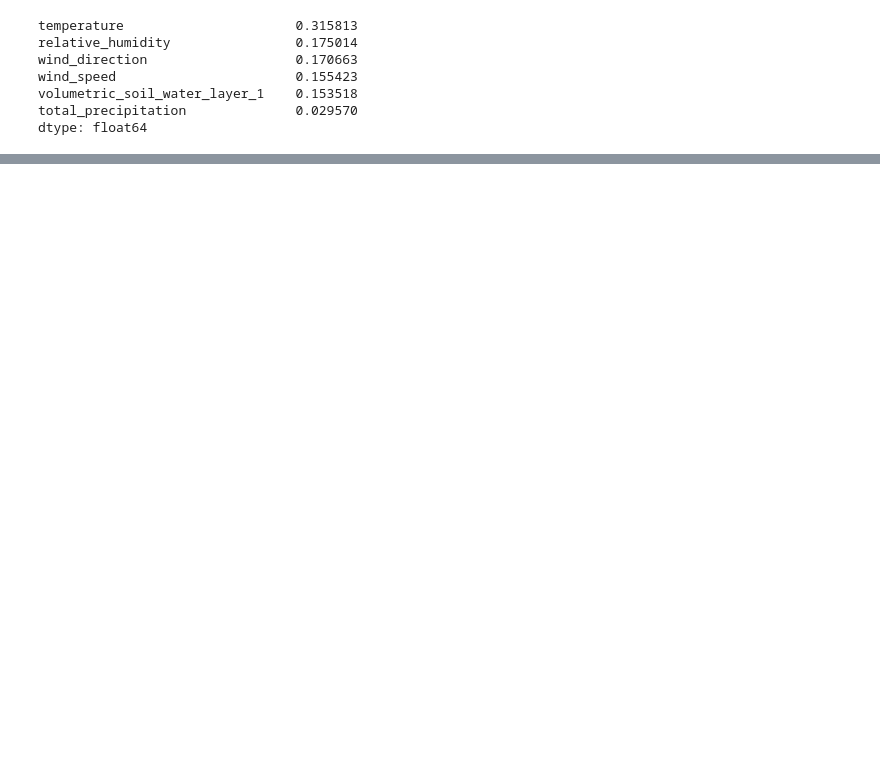
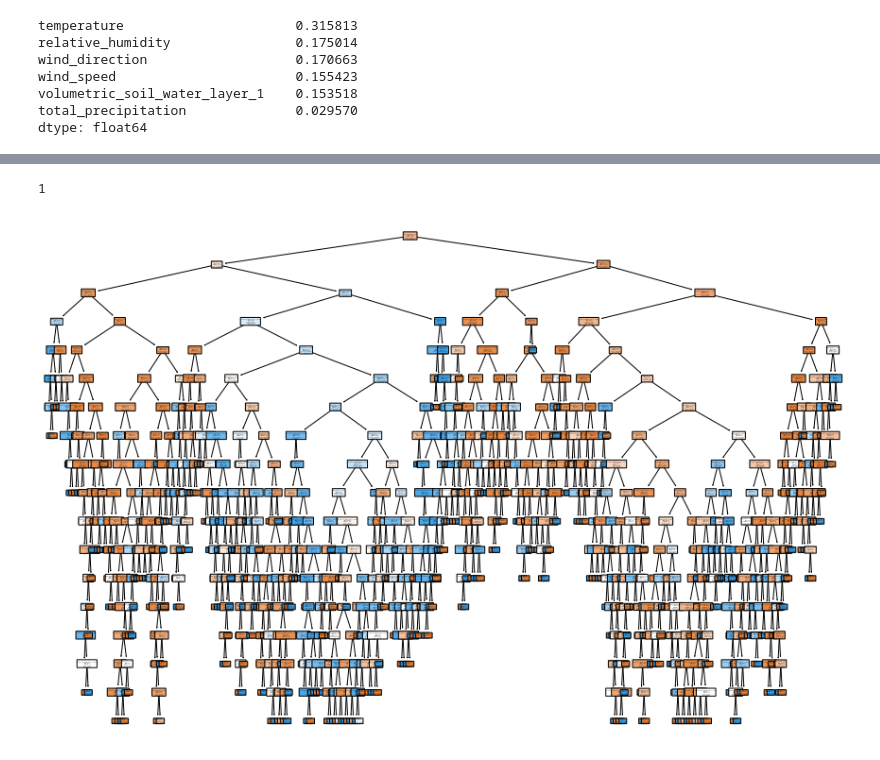
Before and after one commit to kimsternator/ECE-228-Group-29, a Jupyter notebook: Random Forest.ipynb, the cells around one changed output, grey strips where cells are left out. Saved outputs shown, nothing was run; the diff lists cells and outputs as text; code cells hidden in the pictures; blank space fills up the shorter version.

```diff
--- a/Random Forest.ipynb
+++ b/Random Forest.ipynb
@@ -19,4 +30,4 @@ test_Y = test_Y["Fire"]
 # %%
-clf = RandomForestClassifier(n_estimators = 500, random_state = 5)
+clf = RandomForestClassifier(n_estimators = 5000, random_state = 5)
 clf.fit(train_X, train_Y)
 # %% [output]
@@ -45,0 +239,11 @@ dtype: float64
+# %%
+clf = RandomForestClassifier(n_estimators = 200, max_depth=17)
+clf.fit(train_X, train_Y)
+
+y_pred = clf.predict(test_X)
+print("Accuracy Score: ", metrics.accuracy_score(test_Y, y_pred))
+print('Mean Absolute Error:', metrics.mean_absolute_error(test_Y, y_pred))
+print('Mean Squared Error:', metrics.mean_squared_error(test_Y, y_pred))
+print('Root Mean Squared Error:', np.sqrt(metrics.mean_squared_error(test_Y, y_pred)))
+
+pd.Series(clf.feature_importances_, index = train_X.columns).sort_values(ascending = False)
@@ -45,0 +262,30 @@ dtype: float64
+# %%
+estimator = clf.estimators_[5]
+
+from sklearn.tree import export_graphviz
+# Export as dot file
+export_graphviz(estimator, out_file='tree.dot',
+                feature_names = ["temperature", "relative_humidity", "wind_speed", "wind_direction", "total_precipitation", "volumetric_soil_water_layer_1"],
+                class_names = ["No Fire", "Fire"],
+                rounded = True, proportion = False,
+                precision = 2, filled = True)
+os.system('dot -Tpng tree.dot -o tree.png')
+# # Convert to png using system command (requires Graphviz)
+# from subprocess import call
+# call(['dot', '-Tpng', 'tree.dot', '-o', 'tree.png', '-Gdpi=600'])
+
+# # Display in jupyter notebook
+# from IPython.display import Image
+# Image(filename = 'tree.png')
+# %% [output]
+1
+# %%
+fig = plt.figure(figsize=(15, 10))
+plot_tree(clf.estimators_[0],
+          feature_names = ["temperature", "relative_humidity", "wind_speed", "wind_direction", "total_precipitation", "volumetric_soil_water_layer_1"],
+                class_names = ["No Fire", "Fire"],
+          filled=True, impurity=True,
+          rounded=True)
+plt.show()
+# %% [output]
+[figure, added]
```
Also changed, not shown: parts of 24 cells of this notebook, 3 other files.
